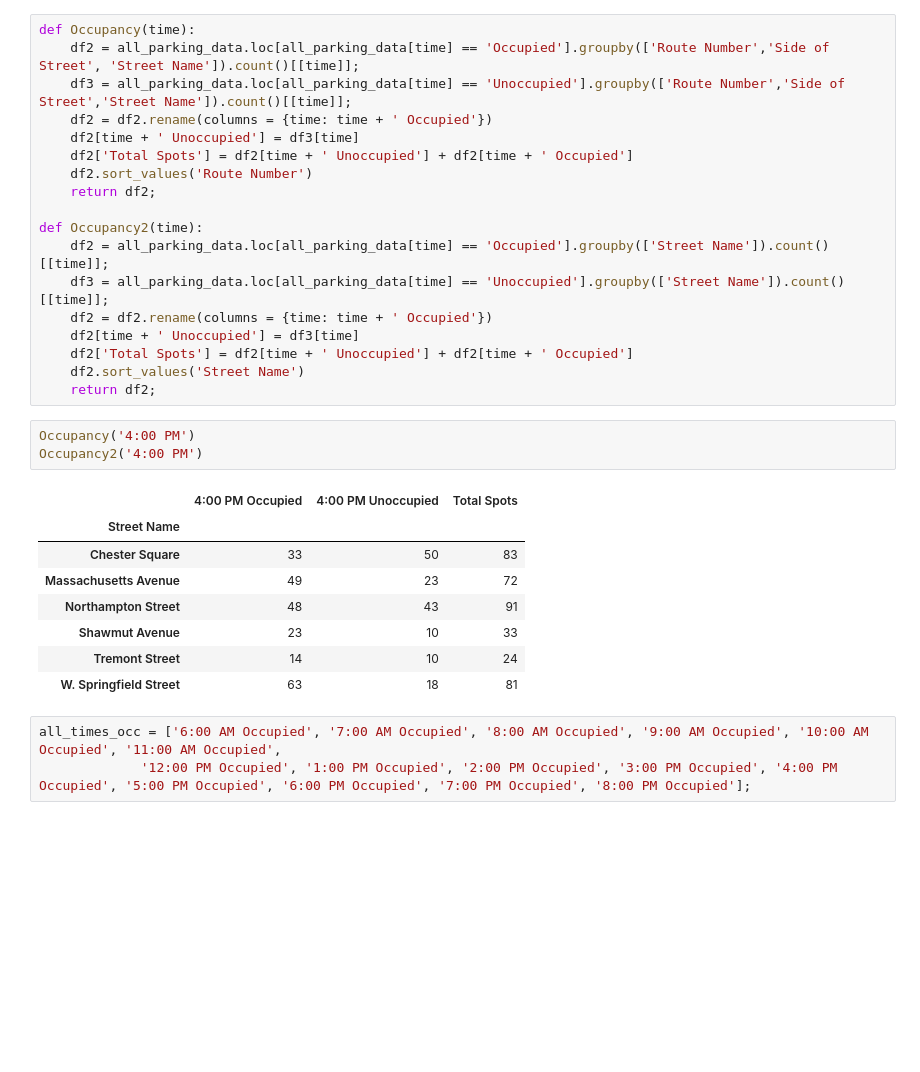
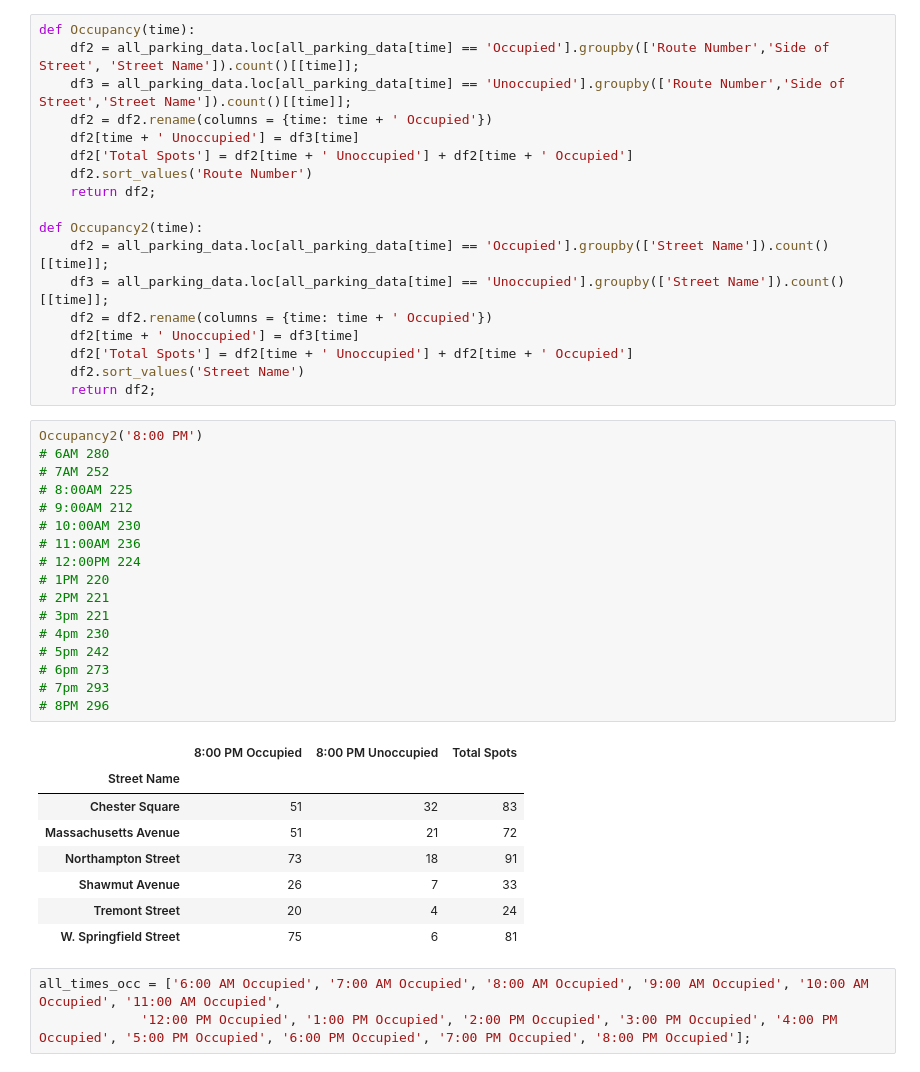
Before and after one commit to Northeastern-DS-4200-F19/project-team-1-parking, a Jupyter notebook: Parking_Project.ipynb, the cells around one changed output. Cells and saved outputs as stored; diff of their text form; blank space fills up the shorter version.

```diff
--- a/Parking_Project.ipynb
+++ b/Parking_Project.ipynb
@@ -132,18 +132,32 @@ def Occupancy2(time):
     df2['Total Spots'] = df2[time + ' Unoccupied'] + df2[time + ' Occupied']
     df2.sort_values('Street Name')
     return df2;
-# %%
-Occupancy('4:00 PM')
-Occupancy2('4:00 PM')
-# %% [output]
-|  | 4:00 PM Occupied | 4:00 PM Unoccupied | Total Spots |
-| Street Name |  |  |  |
-| Chester Square | 33 | 50 | 83 |
-| Massachusetts Avenue | 49 | 23 | 72 |
-| Northampton Street | 48 | 43 | 91 |
-| Shawmut Avenue | 23 | 10 | 33 |
-| Tremont Street | 14 | 10 | 24 |
-| W. Springfield Street | 63 | 18 | 81 |
+# %%
+Occupancy2('8:00 PM')
+# 6AM 280
+# 7AM 252
+# 8:00AM 225
+# 9:00AM 212
+# 10:00AM 230
+# 11:00AM 236
+# 12:00PM 224
+# 1PM 220
+# 2PM 221
+# 3pm 221
+# 4pm 230
+# 5pm 242
+# 6pm 273
+# 7pm 293
+# 8PM 296
+# %% [output]
+|  | 8:00 PM Occupied | 8:00 PM Unoccupied | Total Spots |
+| Street Name |  |  |  |
+| Chester Square | 51 | 32 | 83 |
+| Massachusetts Avenue | 51 | 21 | 72 |
+| Northampton Street | 73 | 18 | 91 |
+| Shawmut Avenue | 26 | 7 | 33 |
+| Tremont Street | 20 | 4 | 24 |
+| W. Springfield Street | 75 | 6 | 81 |
 # %%
 all_times_occ = ['6:00 AM Occupied', '7:00 AM Occupied', '8:00 AM Occupied', '9:00 AM Occupied', '10:00 AM Occupied', '11:00 AM Occupied',
              '12:00 PM Occupied', '1:00 PM Occupied', '2:00 PM Occupied', '3:00 PM Occupied', '4:00 PM Occupied', '5:00 PM Occupied', '6:00 PM Occupied', '7:00 PM Occupied', '8:00 PM Occupied'];
```
Also changed, not shown: 1 other file.
